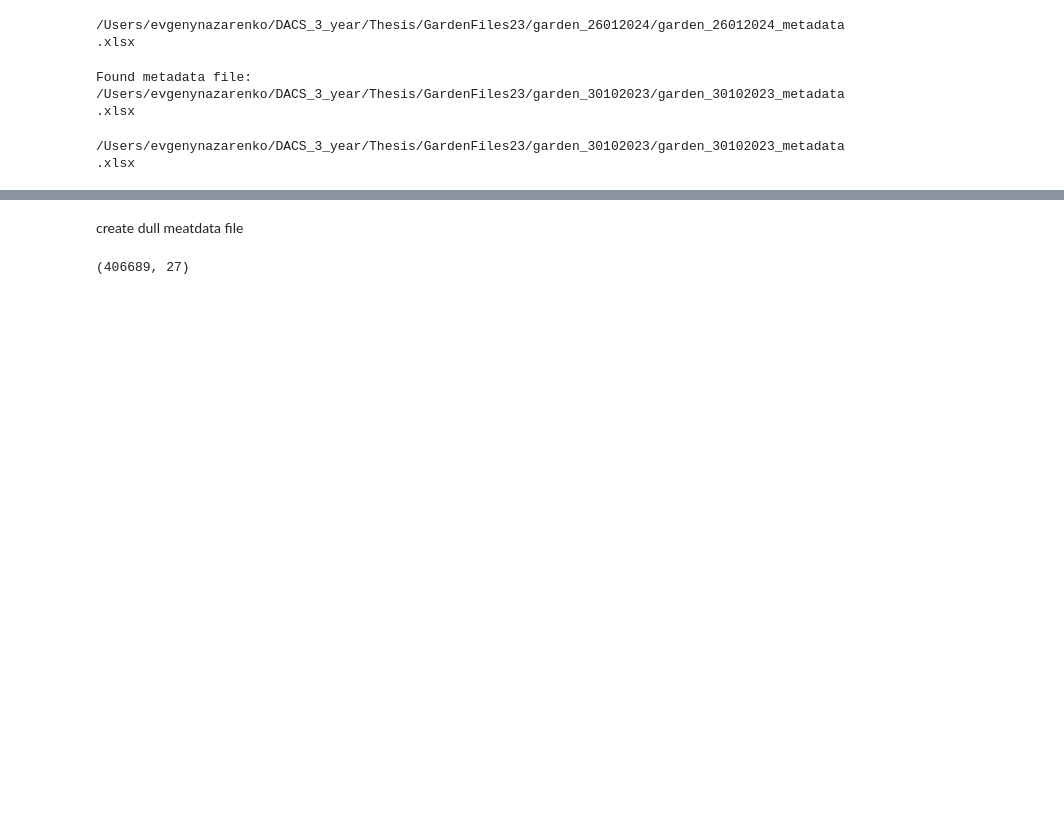
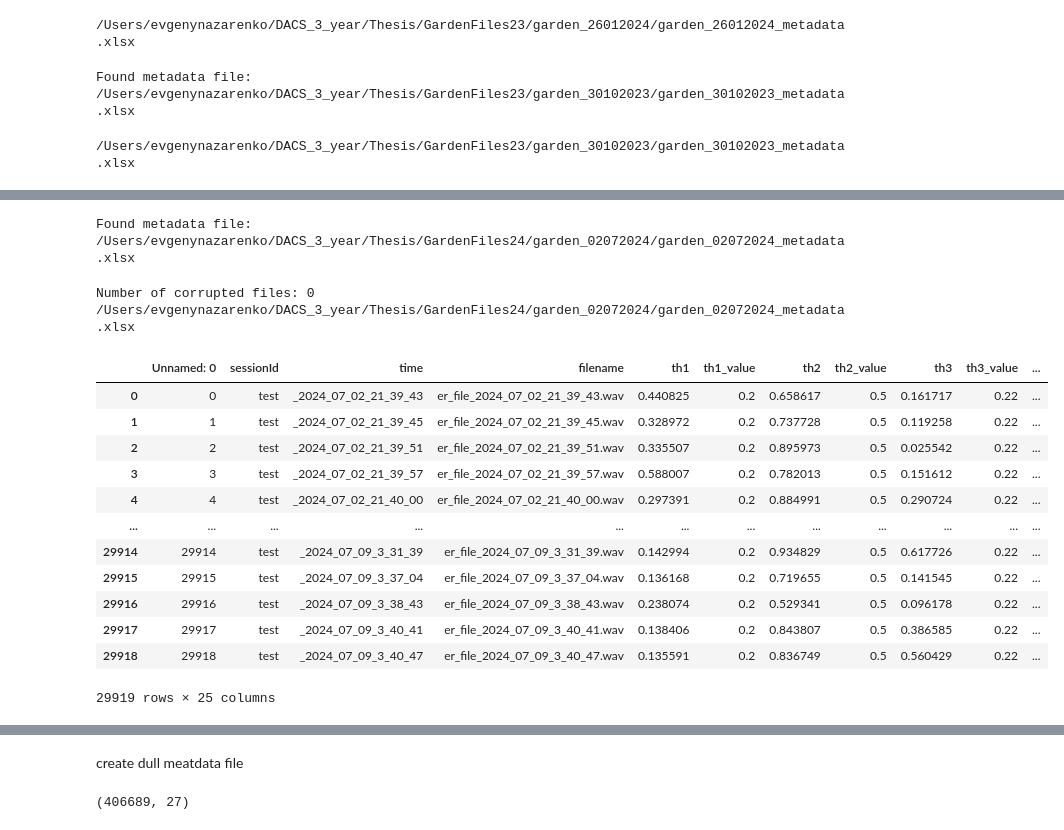
Before and after one commit to Nazar710/BackGardenRecordings, a Jupyter notebook: MIT_AST/garden_MIT_AST.ipynb, the cells around one changed output, grey strips where cells are left out. Saved outputs shown, nothing was run; the diff lists cells and outputs as text; code cells hidden in the pictures; blank space fills up the shorter version.

```diff
--- a/MIT_AST/garden_MIT_AST.ipynb
+++ b/MIT_AST/garden_MIT_AST.ipynb
@@ -108,9 +129,15 @@ print(res)
 Top 5 class/prob: {'Heart murmur': 0.433290958404541, 'Heart sounds, heartbeat': 0.2911057770252228, 'Hum': 0.03401926904916763, 'Throbbing': 0.030839039012789726, 'Stomach rumble': 0.0255807954818010 ...
 {'Animal': 0.14979426562786102, 'Speech': 0.07444065809249878, 'Outside, rural or natural': 0.06758172810077667, 'Clip-clop': 0.06603291630744934, 'Horse': 0.058802176266908646}
 # %%
+import logging
+import os
 
 
-def classify_files_ast_prob(filepaths_list):
+# Set up logging
+#log_file = 'corrupted_files.log'
+#logging.basicConfig(filename=log_file, level=logging.ERROR, format='%(message)s')
+
+def classify_files_ast_prob_old(filepaths_list):
     """
     Classify a list of audio files using the MIT AST model
     :param filepaths_list: list of file paths
@@ -120,6 +147,7 @@ def classify_files_ast_prob(filepaths_list):
             results = [(file_path, (label,{label:prob,...})), ...]
     """
     results = []
+    corrupted_count = 0  # Counter for corrupted files
     model_prob = MIT_AST_model_prob()
     for file_path in tqdm(filepaths_list, desc="Classifying files"):
         try:
@@ -127,6 +155,8 @@ def classify_files_ast_prob(filepaths_list):
             if len(res) > 0:
                 results.append((file_path, res))
         except Exception as e:
-                print(f"Error processing file {file_path}: {e}")
-                continue
+            logging.error(os.path.basename(file_path))  # Log only the basename
+            corrupted_count += 1  # Increment the counter
+            continue
+    print(f"Number of corrupted files: {corrupted_count}")  # Print the count
     return results
@@ -184,17 +248,17 @@ def add_labels(metadata_file_path,results,column_name):
     # Ensure filenames are basenames for comparison
     df['filename'] = df['filename'].apply(os.path.basename)
 
-    # Check if the 'BirdNET_label' column exists; if not, create it with NaN values
+    # Check if the 'column_name' column exists; if not, create it with NaN values
     if column_name not in df.columns:
         df[column_name] = pd.NA
 
     # Merge the existing df with the labels_df
     df = df.merge(labels_df[['filename', column_name]], on='filename', how='left', suffixes=('', '_new'))
 
-    # Update the 'MIT_AST_label' column with new values where available
+    # Update the 'column_name' column with new values where available
     df[column_name] = df[column_name+'_new'].combine_first(df[column_name])
 
-    # Drop the temporary 'BirdNET_label_new' column
+    # Drop the temporary 'column_name_new' column
     df.drop(column_name+'_new', axis=1, inplace=True)
 
     # Construct the new filename
@@ -205,7 +269,7 @@ def add_labels(metadata_file_path,results,column_name):
     df.to_excel(new_filepath, index=False)
       # Remove the original file
     os.remove(metadata_file_path)
-    return new_filepath
+    return df
 # %%
 
 
@@ -238,7 +302,7 @@ def find_files(root_folder):
 
 
 # mit_ast_pipeline
-def mit_ast_pipeline(folder_path,human_labels_list):
+def mit_ast_pipeline(folder_path,human_labels_list,log_file):
     """
     Classify all audio files in the folder using the MIT AST model and add the human labels to the metadata file
     :param folder_path: path to the folder with audio files
@@ -249,20 +313,22 @@ def mit_ast_pipeline(folder_path,human_labels_list):
     metadata_filepath, audio_files = find_files(folder_path)
 
     # Classify the audio files using the MIT AST model
-    results = classify_files_ast_prob(audio_files)
+    results = classify_files_ast_prob(audio_files,log_file)
 
     # Split the results into labels and dictionaries
     labels, dictionaries = split_prob_results(results)
 
     # add labels to the metadata file
-    new_metadata_filepath = add_labels(metadata_filepath,labels,'MIT_AST')
+    #new_metadata_filepath = add_labels(metadata_filepath,labels,'MIT_AST')
     print(metadata_filepath)
 
     # Check if any of the labels in the results is a human label
     human_detected_results = human_detected(dictionaries, human_labels_list)
 
     # add human detected labels to the metadata file
-    add_labels(new_metadata_filepath,human_detected_results,'Human_detected')
+    meta_df = add_labels(metadata_filepath,human_detected_results,'Human_detected')
+    # return df with "Human_detected" column
+    return meta_df
 # %%
 # test pipeline
 garden_folder = "/Users/evgenynazarenko/DACS_3_year/Thesis/GardenFiles23/garden_01012024"
@@ -446,0 +615,21 @@ Found metadata file: /Users/evgenynazarenko/DACS_3_year/Thesis/GardenFiles23/gar
+# %%
+garden_folder = "/Users/evgenynazarenko/DACS_3_year/Thesis/GardenFiles24/garden_02072024"
+human_labels = list(human['label'])
+mit_ast_pipeline(garden_folder,human_labels,'corrupted_files_garden_2024.log')
+# %% [output]
+Found metadata file: /Users/evgenynazarenko/DACS_3_year/Thesis/GardenFiles24/garden_02072024/garden_02072024_metadata.xlsx
+Number of corrupted files: 0
+/Users/evgenynazarenko/DACS_3_year/Thesis/GardenFiles24/garden_02072024/garden_02072024_metadata.xlsx
+|  | Unnamed: 0 | sessionId | time | filename | th1 | th1_value | th2 | th2_value | th3 | th3_value | ... |
+| 0 | 0 | test | _2024_07_02_21_39_43 | er_file_2024_07_02_21_39_43.wav | 0.440825 | 0.2 | 0.658617 | 0.5 | 0.161717 | 0.22 | ... |
+| 1 | 1 | test | _2024_07_02_21_39_45 | er_file_2024_07_02_21_39_45.wav | 0.328972 | 0.2 | 0.737728 | 0.5 | 0.119258 | 0.22 | ... |
+| 2 | 2 | test | _2024_07_02_21_39_51 | er_file_2024_07_02_21_39_51.wav | 0.335507 | 0.2 | 0.895973 | 0.5 | 0.025542 | 0.22 | ... |
+| 3 | 3 | test | _2024_07_02_21_39_57 | er_file_2024_07_02_21_39_57.wav | 0.588007 | 0.2 | 0.782013 | 0.5 | 0.151612 | 0.22 | ... |
+| 4 | 4 | test | _2024_07_02_21_40_00 | er_file_2024_07_02_21_40_00.wav | 0.297391 | 0.2 | 0.884991 | 0.5 | 0.290724 | 0.22 | ... |
+| ... | ... | ... | ... | ... | ... | ... | ... | ... | ... | ... | ... |
+| 29914 | 29914 | test | _2024_07_09_3_31_39 | er_file_2024_07_09_3_31_39.wav | 0.142994 | 0.2 | 0.934829 | 0.5 | 0.617726 | 0.22 | ... |
+| 29915 | 29915 | test | _2024_07_09_3_37_04 | er_file_2024_07_09_3_37_04.wav | 0.136168 | 0.2 | 0.719655 | 0.5 | 0.141545 | 0.22 | ... |
+| 29916 | 29916 | test | _2024_07_09_3_38_43 | er_file_2024_07_09_3_38_43.wav | 0.238074 | 0.2 | 0.529341 | 0.5 | 0.096178 | 0.22 | ... |
+| 29917 | 29917 | test | _2024_07_09_3_40_41 | er_file_2024_07_09_3_40_41.wav | 0.138406 | 0.2 | 0.843807 | 0.5 | 0.386585 | 0.22 | ... |
+| 29918 | 29918 | test | _2024_07_09_3_40_47 | er_file_2024_07_09_3_40_47.wav | 0.135591 | 0.2 | 0.836749 | 0.5 | 0.560429 | 0.22 | ... |
+29919 rows × 25 columns
```
Also changed, not shown: parts of 27 cells of this notebook, 15 other files.
